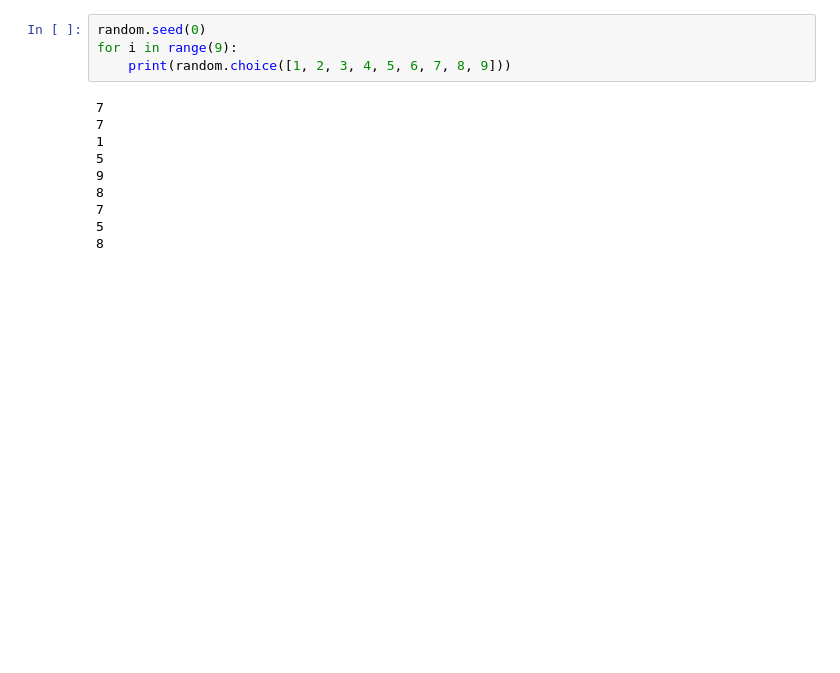
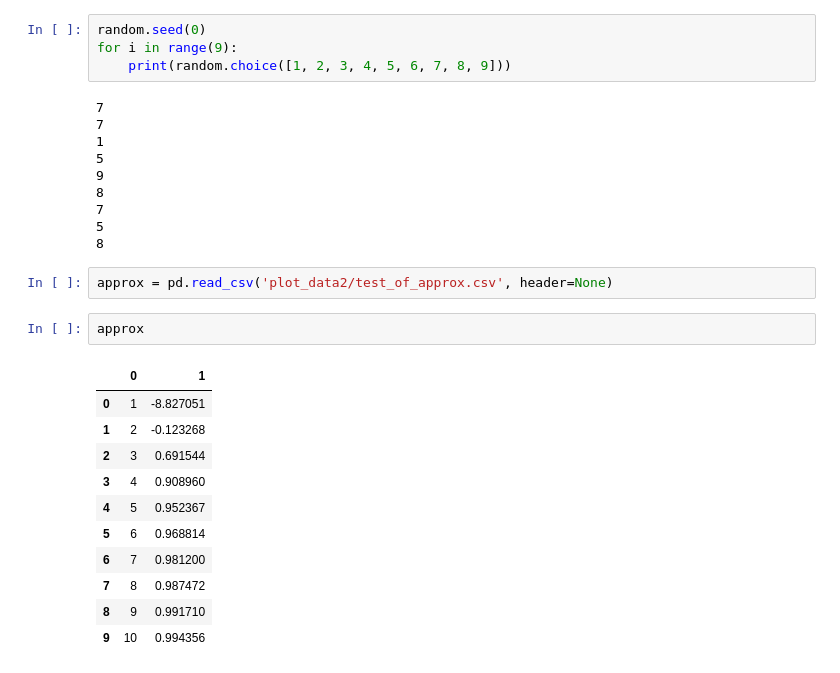
Before and after one commit to Wings-Lab/SelectSensor, a Jupyter notebook: testing.ipynb, the cells around one changed output. Drawn from its saved outputs; the diff is of its cells as text; blank space fills up the shorter version.

Commit message:
Create an approximate version of O_T. The accurate O_T is not submodular. But the approximate version is submodular

```diff
--- a/testing.ipynb
+++ b/testing.ipynb
@@ -200,3 +200,19 @@ for i in range(9):
 7
 5
 8
+# %%
+approx = pd.read_csv('plot_data2/test_of_approx.csv', header=None)
+# %%
+approx
+# %% [output]
+|  | 0 | 1 |
+| 0 | 1 | -8.827051 |
+| 1 | 2 | -0.123268 |
+| 2 | 3 | 0.691544 |
+| 3 | 4 | 0.908960 |
+| 4 | 5 | 0.952367 |
+| 5 | 6 | 0.968814 |
+| 6 | 7 | 0.981200 |
+| 7 | 8 | 0.987472 |
+| 8 | 9 | 0.991710 |
+| 9 | 10 | 0.994356 |
```
Also changed, not shown: parts of 1 cell of this notebook, 2 other files.
